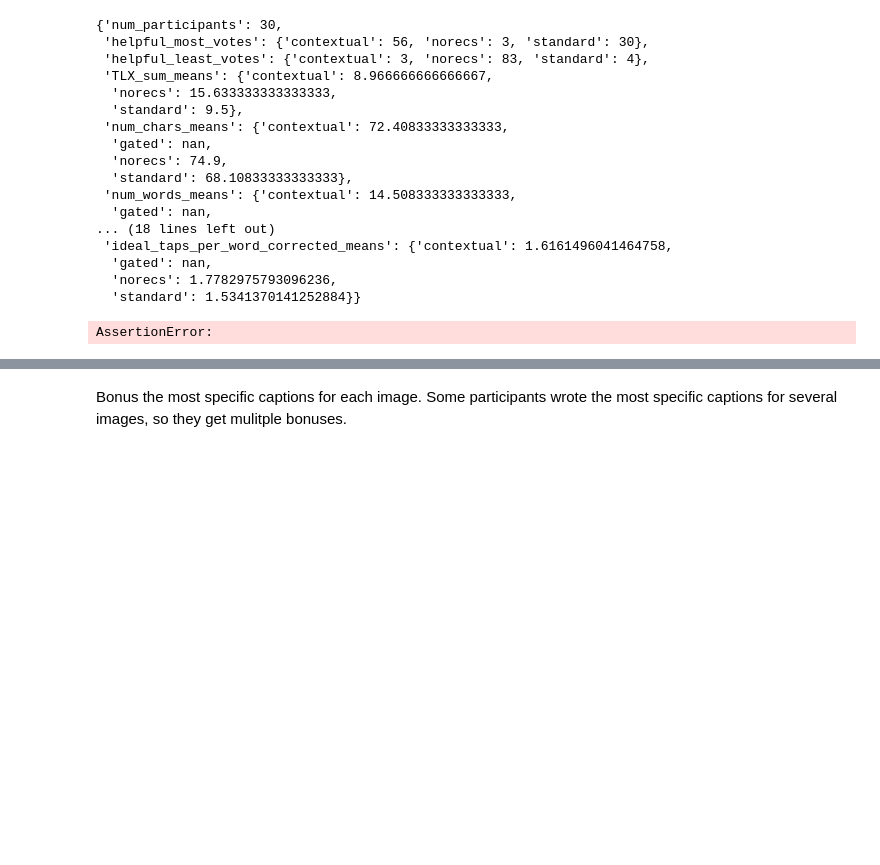
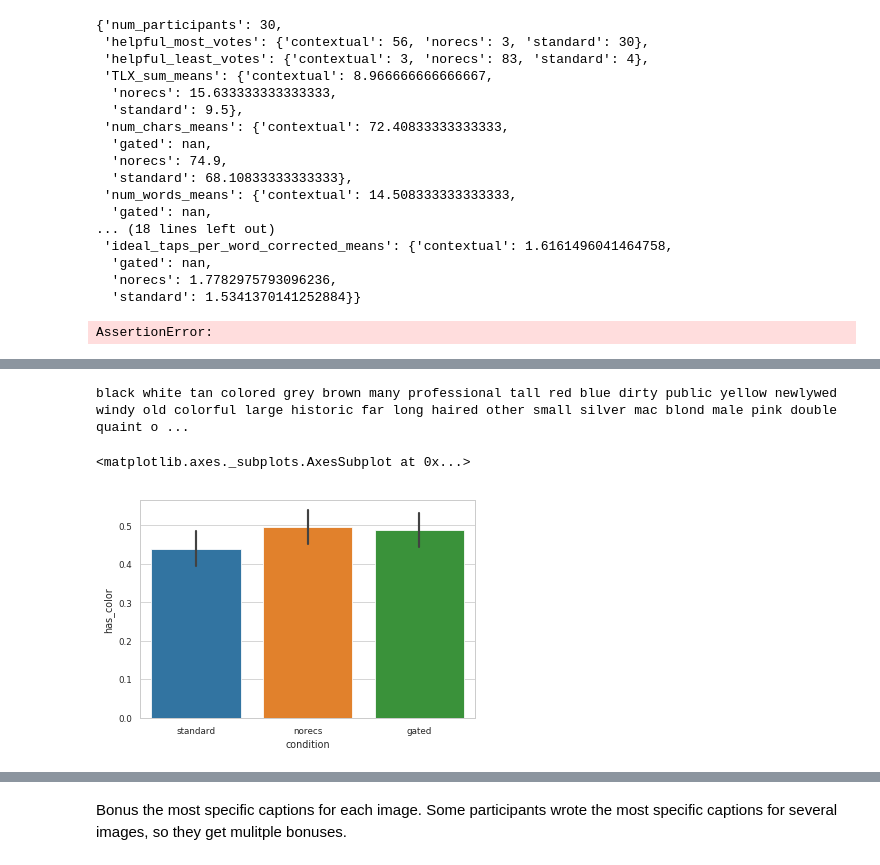
Before and after one commit to kcarnold/textrec, a Jupyter notebook: notebooks/Combined Analysis.ipynb, the cells around one changed output, grey strips where cells are left out. Drawn from its saved outputs; the diff is of its cells as text; code cells hidden in the pictures; blank space fills up the shorter version.

Commit message:
Add analysis for presence of color adjectives

```diff
--- a/notebooks/Combined Analysis.ipynb
+++ b/notebooks/Combined Analysis.ipynb
@@ -531,0 +534,2 @@ AssertionError:
+# %%
+gc1 = trial_level_data[trial_level_data.experiment == 'gc1'].copy()
@@ -531,0 +549,6 @@ AssertionError:
+# %%
+print(' '.join(by_pos['ADJ'].keys()))
+# %% [output]
+black white tan colored grey brown many professional tall red blue dirty public yellow newlywed windy old colorful large historic far long haired other small silver mac blond male pink double quaint o ...
+# %%
+colors = "black white tan grey brown red blue yellow silver blond pink gray blonde beige turquoise orange green teal bluish greenish olive yellowy brownish burgundy blackish aquamarine".split()
@@ -531,0 +557,9 @@ AssertionError:
+# %%
+color_regex = re.compile(r'\b({})\b'.format('|'.join(colors)))
+# %%
+gc1['has_color'] = [bool(color_regex.search(text)) for text in gc1.corrected_text]
+# %%
+sns.barplot(x='condition', y='has_color', data=gc1)
+# %% [output]
+<matplotlib.axes._subplots.AxesSubplot at 0x...>
+[figure, added]
```
Also changed, not shown: parts of 12 cells of this notebook, 1 other file.
